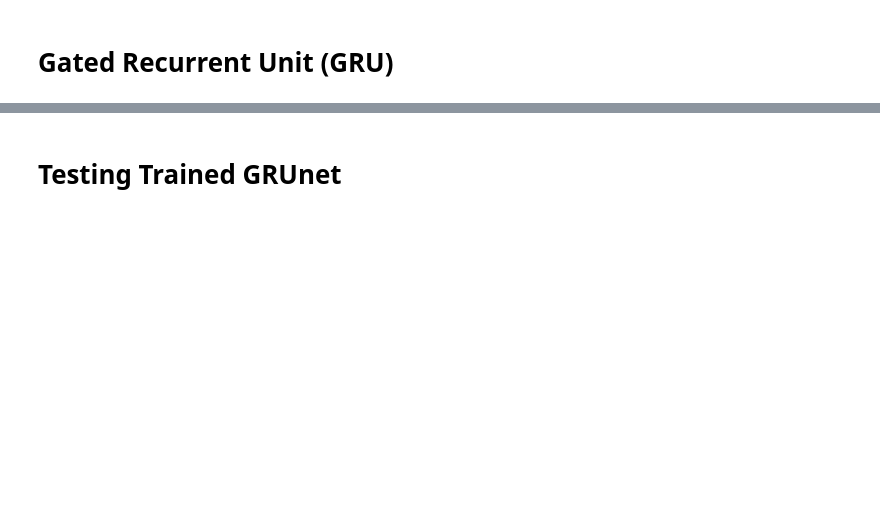
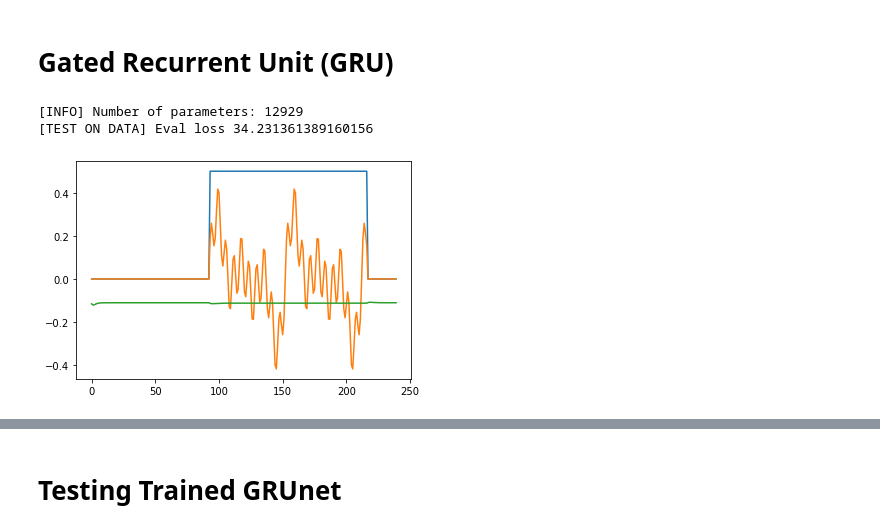
Before and after one commit to gregogiudici/Dynamic-Interpolation, a Jupyter notebook: GRU_step_dataloader.ipynb, the cells around one changed output, grey strips where cells are left out. Drawn from its saved outputs; the diff is of its cells as text; code cells hidden in the pictures; blank space fills up the shorter version.

```diff
--- a/GRU_step_dataloader.ipynb
+++ b/GRU_step_dataloader.ipynb
@@ -171,7 +186,7 @@ def gru_train(net, epochs, train_dataloader, device):
     running_loss = 0.0
 
     for i,sample in enumerate(train_dataloader):
-      target,seq = sample
+      seq,target = sample
       target = target.unsqueeze(2).to(device)
       seq = seq.unsqueeze(2).to(device)
       prediction = net(seq)
@@ -221,7 +236,7 @@ def train_and_test_GRU(hidden_size, n_hidden_layers, train_dataloader, target, e
   print("[INFO] Number of parameters: {}".format(params))
 
   # TRAINING
-  gru_train(net, epochs, train_data, device)
+  gru_train(net, epochs, train_dataloader, device)
 
   # TEST
   net.load_state_dict(torch.load('best_gru.pt'))
@@ -231,4 +246,8 @@ def train_and_test_GRU(hidden_size, n_hidden_layers, train_dataloader, target, e
 
   return net
 # %%
-GRUnet = train_and_test_GRU(hidden_size=64, n_hidden_layers=1, train_data=train_dataloader, target=train_dataloader, epochs=5000, device=dev)
+GRUnet = train_and_test_GRU(hidden_size=64, n_hidden_layers=1, train_dataloader=train_dataloader, target=train_dataloader, epochs=5000, device=dev)
+# %% [output]
+[INFO] Number of parameters: 12929
+[TEST ON DATA] Eval loss 34.231361389160156
+[figure, added]
```
Also changed, not shown: parts of 4 cells of this notebook.
